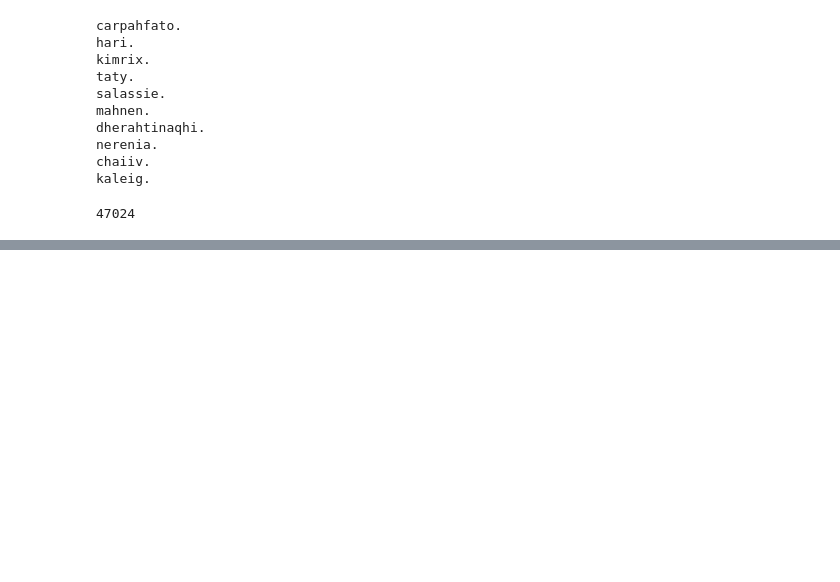
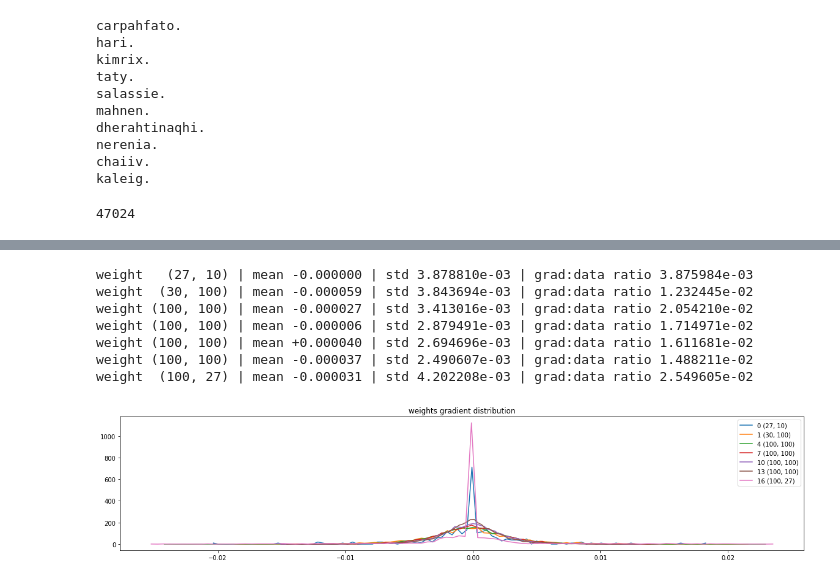
Before and after one commit to VrindavanSanap/makemore, a Jupyter notebook: part3.ipynb, the cells around one changed output, grey strips where cells are left out. Drawn from its saved outputs; the diff is of its cells as text; code cells hidden in the pictures; blank space fills up the shorter version.

```diff
--- a/part3.ipynb
+++ b/part3.ipynb
@@ -343,0 +440,22 @@ for p in parameters:
+# %%
+# visualize histograms
+plt.figure(figsize=(20, 4)) # width and height of the plot
+legends = []
+for i,p in enumerate(parameters):
+  t = p.grad
+  if p.ndim == 2:
+    print('weight %10s | mean %+f | std %e | grad:data ratio %e' % (tuple(p.shape), t.mean(), t.std(), t.std() / p.std()))
+    hy, hx = torch.histogram(t, density=True)
+    plt.plot(hx[:-1].detach(), hy.detach())
+    legends.append(f'{i} {tuple(p.shape)}')
+plt.legend(legends)
+plt.title('weights gradient distribution');
+# %% [output]
+weight   (27, 10) | mean -0.000000 | std 3.878810e-03 | grad:data ratio 3.875984e-03
+weight  (30, 100) | mean -0.000059 | std 3.843694e-03 | grad:data ratio 1.232445e-02
+weight (100, 100) | mean -0.000027 | std 3.413016e-03 | grad:data ratio 2.054210e-02
+weight (100, 100) | mean -0.000006 | std 2.879491e-03 | grad:data ratio 1.714971e-02
+weight (100, 100) | mean +0.000040 | std 2.694696e-03 | grad:data ratio 1.611681e-02
+weight (100, 100) | mean -0.000037 | std 2.490607e-03 | grad:data ratio 1.488211e-02
+weight  (100, 27) | mean -0.000031 | std 4.202208e-03 | grad:data ratio 2.549605e-02
+[figure, added]
```
Also changed, not shown: parts of 5 cells of this notebook.
